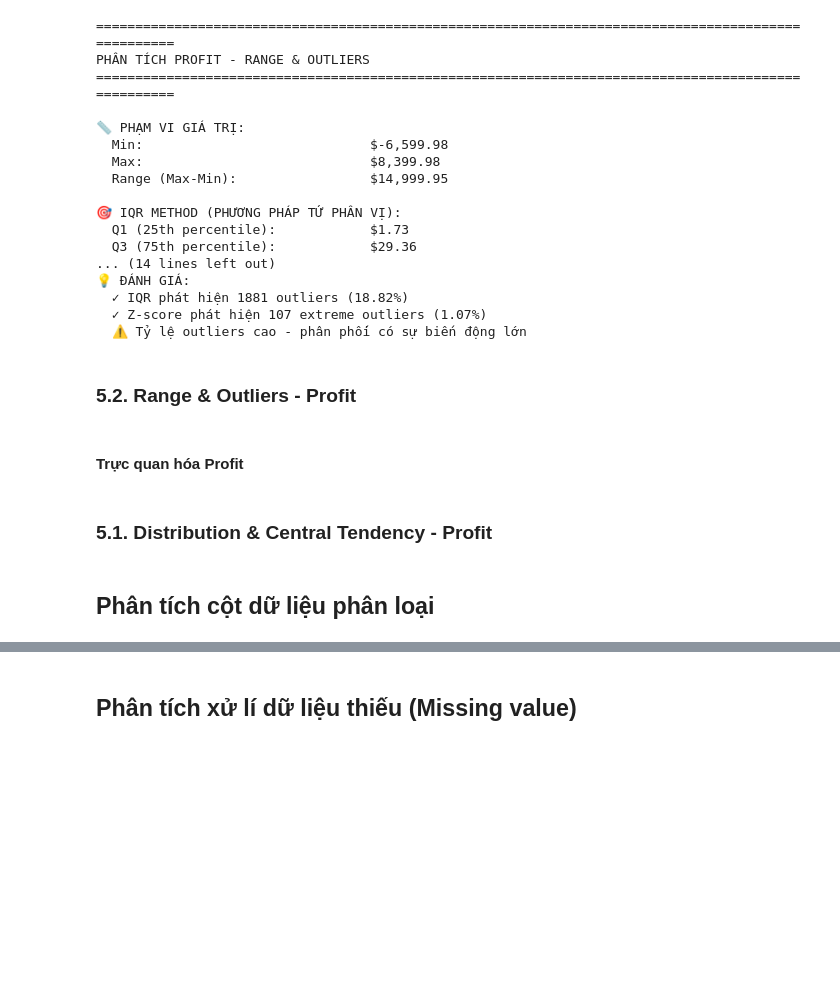
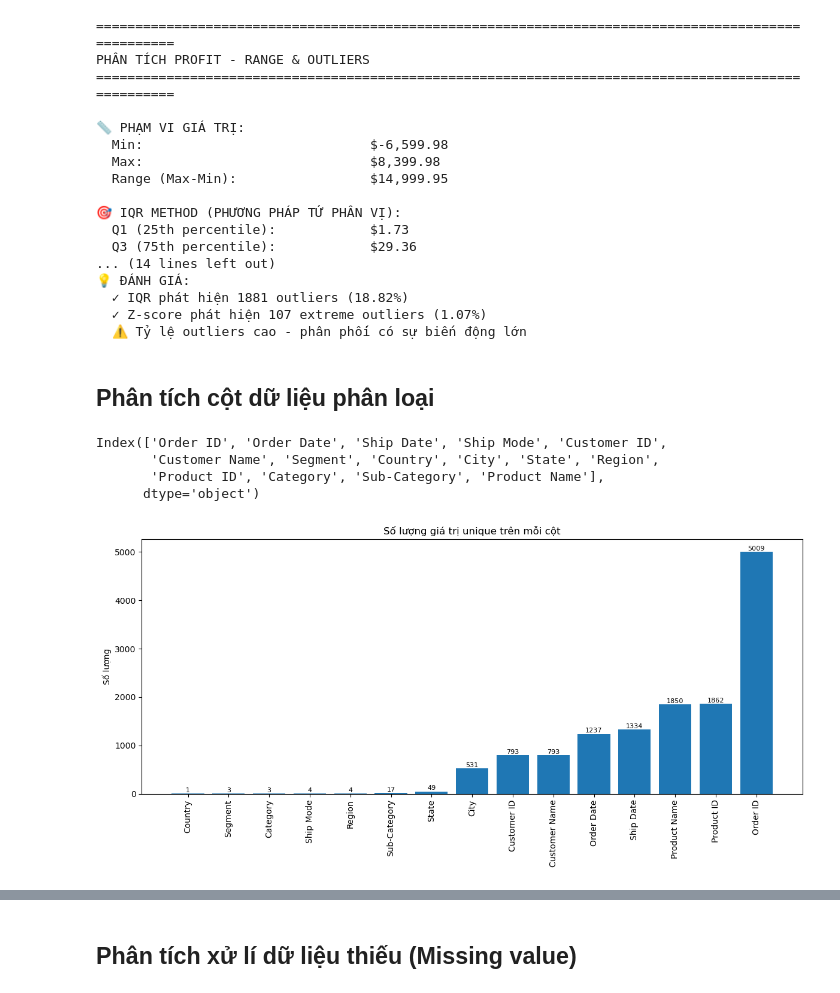
Before and after one commit to TThanhc/Superstore_Sales_Analysis, a Jupyter notebook: Data_CEPA.ipynb, the cells around one changed output, grey strips where cells are left out. Saved outputs shown, nothing was run; the diff lists cells and outputs as text; code cells hidden in the pictures; blank space fills up the shorter version.

```diff
--- a/Data_CEPA.ipynb
+++ b/Data_CEPA.ipynb
@@ -1843,11 +1861,43 @@ PHÂN TÍCH PROFIT - RANGE & OUTLIERS
   ✓ IQR phát hiện 1881 outliers (18.82%)
   ✓ Z-score phát hiện 107 extreme outliers (1.07%)
   ⚠️ Tỷ lệ outliers cao - phân phối có sự biến động lớn
-# %% [markdown]
-### 5.2. Range & Outliers - Profit
-# %% [markdown]
-#### Trực quan hóa Profit
-# %% [markdown]
-### 5.1. Distribution & Central Tendency - Profit
 # %% [markdown]
 ## Phân tích cột dữ liệu phân loại
+# %%
+# Lấy danh sách các cột dạng object
+cat_cols = data.select_dtypes(include=["object"]).columns
+cat_cols
+# %% [output]
+Index(['Order ID', 'Order Date', 'Ship Date', 'Ship Mode', 'Customer ID',
+       'Customer Name', 'Segment', 'Country', 'City', 'State', 'Region',
+       'Product ID', 'Category', 'Sub-Category', 'Product Name'],
+      dtype='object')
+# %%
+# 1. Dựa trên số lượng unique để xem cột nào nên loại bỏ
+unique_counts = data[cat_cols].nunique().sort_values()
+
+plt.figure(figsize=(12, 6))
+
+# Vẽ biểu đồ cột
+bars = plt.bar(unique_counts.index, unique_counts.values)
+
+# Xoay trục X để dễ đọc
+plt.xticks(rotation=90)
+plt.ylabel("Số lượng")
+plt.title("Số lượng giá trị unique trên mỗi cột")
+
+# --- Hiển thị số lượng unique trên từng cột ---
+for i, v in enumerate(unique_counts.values):
+    plt.text(
+        i,               # vị trí cột
+        v + 1,           # hiển thị phía trên cột
+        str(v),          # giá trị
+        ha='center',
+        va='bottom',
+        fontsize=8
+    )
+
+plt.tight_layout()
+plt.show()
+# %% [output]
+[figure, added]
```
Also changed, not shown: parts of 30 cells of this notebook.
